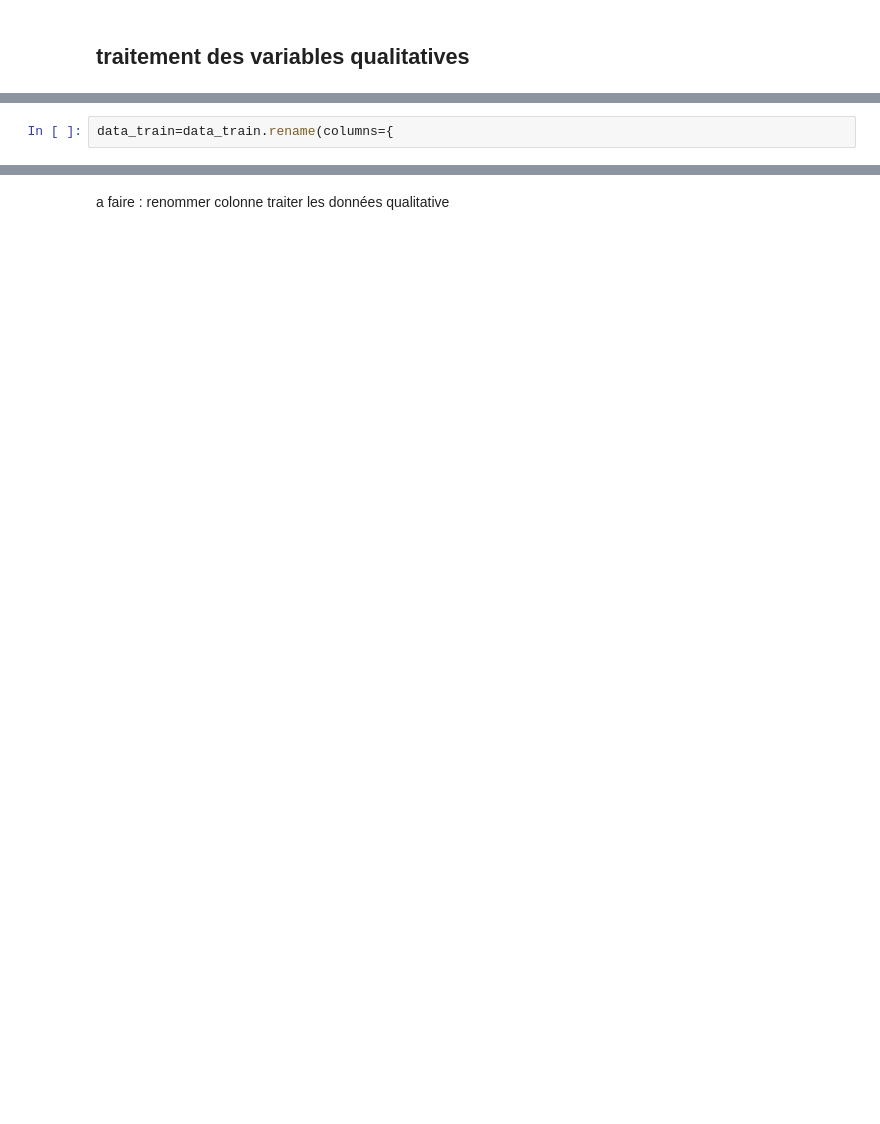
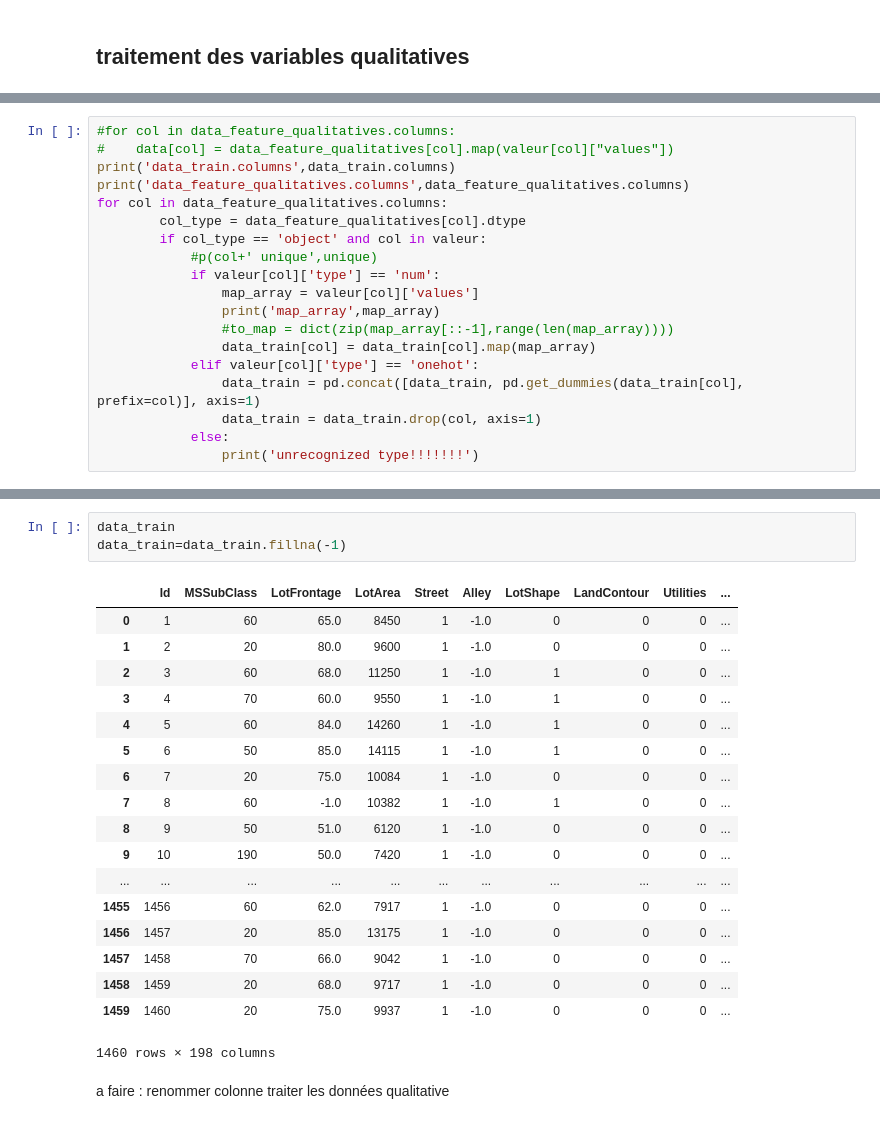
Before and after one commit to laurianePIERRE/kaggle_House_Prices, a Jupyter notebook: src/main.ipynb, the cells around one changed output, grey strips where cells are left out. Cells and saved outputs as stored; diff of their text form; blank space fills up the shorter version.

Commit message:
transform features to onehot

```diff
--- a/src/main.ipynb
+++ b/src/main.ipynb
@@ -196,2 +224,0 @@ Index(['MSZoning', 'Street', 'Alley', 'LotShape', 'LandContour', 'Utilities',
-# %%
-data_train=data_train.rename(columns={
@@ -230,0 +867,19 @@ plt.show()
+# %%
+#for col in data_feature_qualitatives.columns:
+#    data[col] = data_feature_qualitatives[col].map(valeur[col]["values"])
+print('data_train.columns',data_train.columns)
+print('data_feature_qualitatives.columns',data_feature_qualitatives.columns)
+for col in data_feature_qualitatives.columns:
+        col_type = data_feature_qualitatives[col].dtype
+        if col_type == 'object' and col in valeur:
+            #p(col+' unique',unique)
+            if valeur[col]['type'] == 'num':
+                map_array = valeur[col]['values']
+                print('map_array',map_array)
+                #to_map = dict(zip(map_array[::-1],range(len(map_array))))
+                data_train[col] = data_train[col].map(map_array)
+            elif valeur[col]['type'] == 'onehot':
+                data_train = pd.concat([data_train, pd.get_dummies(data_train[col], prefix=col)], axis=1)
+                data_train = data_train.drop(col, axis=1)
+            else:
+                print('unrecognized type!!!!!!!')
@@ -231,3 +925,25 @@ plt.show()
+# %%
+data_train
+data_train=data_train.fillna(-1)
+# %% [output]
+|  | Id | MSSubClass | LotFrontage | LotArea | Street | Alley | LotShape | LandContour | Utilities | ... |
+| 0 | 1 | 60 | 65.0 | 8450 | 1 | -1.0 | 0 | 0 | 0 | ... |
+| 1 | 2 | 20 | 80.0 | 9600 | 1 | -1.0 | 0 | 0 | 0 | ... |
+| 2 | 3 | 60 | 68.0 | 11250 | 1 | -1.0 | 1 | 0 | 0 | ... |
+| 3 | 4 | 70 | 60.0 | 9550 | 1 | -1.0 | 1 | 0 | 0 | ... |
+| 4 | 5 | 60 | 84.0 | 14260 | 1 | -1.0 | 1 | 0 | 0 | ... |
+| 5 | 6 | 50 | 85.0 | 14115 | 1 | -1.0 | 1 | 0 | 0 | ... |
+| 6 | 7 | 20 | 75.0 | 10084 | 1 | -1.0 | 0 | 0 | 0 | ... |
+| 7 | 8 | 60 | -1.0 | 10382 | 1 | -1.0 | 1 | 0 | 0 | ... |
+| 8 | 9 | 50 | 51.0 | 6120 | 1 | -1.0 | 0 | 0 | 0 | ... |
+| 9 | 10 | 190 | 50.0 | 7420 | 1 | -1.0 | 0 | 0 | 0 | ... |
+| ... | ... | ... | ... | ... | ... | ... | ... | ... | ... | ... |
+| 1455 | 1456 | 60 | 62.0 | 7917 | 1 | -1.0 | 0 | 0 | 0 | ... |
+| 1456 | 1457 | 20 | 85.0 | 13175 | 1 | -1.0 | 0 | 0 | 0 | ... |
+| 1457 | 1458 | 70 | 66.0 | 9042 | 1 | -1.0 | 0 | 0 | 0 | ... |
+| 1458 | 1459 | 20 | 68.0 | 9717 | 1 | -1.0 | 0 | 0 | 0 | ... |
+| 1459 | 1460 | 20 | 75.0 | 9937 | 1 | -1.0 | 0 | 0 | 0 | ... |
+1460 rows × 198 columns
 # %% [markdown]
 a faire :
 renommer colonne
```
Also changed, not shown: parts of 17 cells of this notebook.
